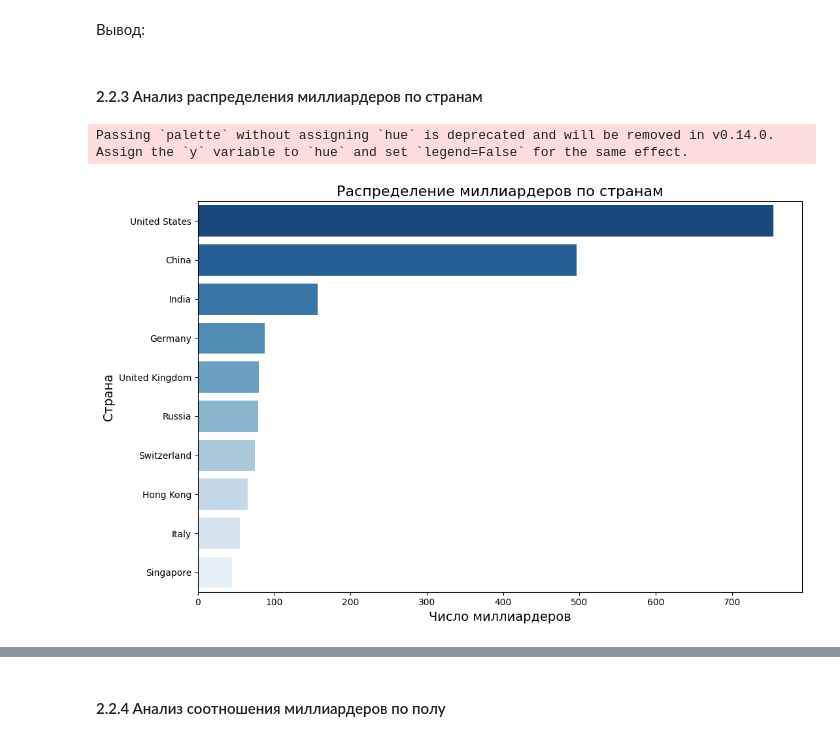
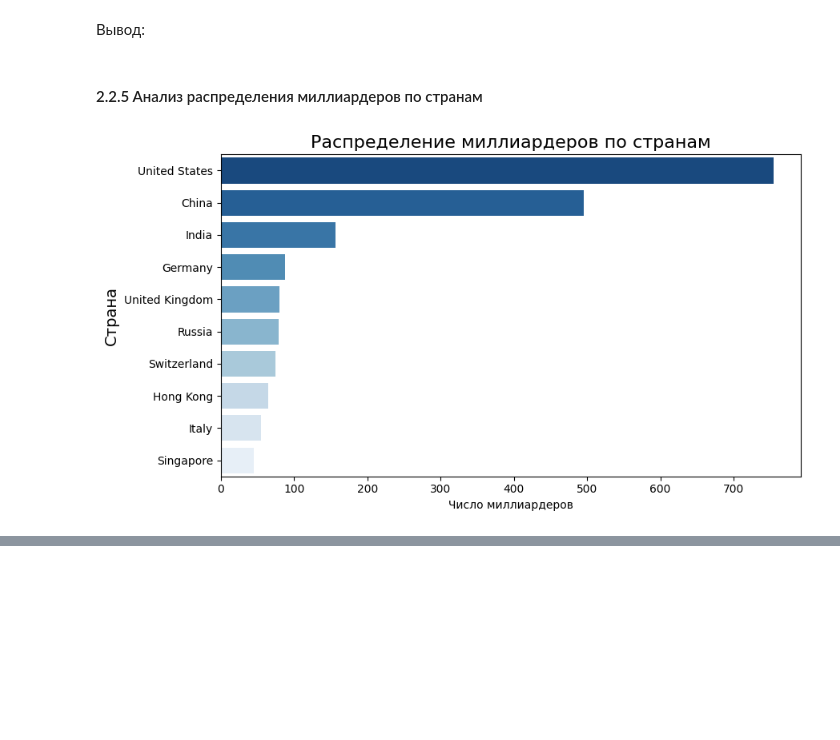
Before and after one commit to YanaStekolshchikova/StatPrak25, a Jupyter notebook: Untitled5.ipynb, the cells around one changed output, grey strips where cells are left out. Drawn from its saved outputs; the diff is of its cells as text; code cells hidden in the pictures; blank space fills up the shorter version.

```diff
--- a/Untitled5.ipynb
+++ b/Untitled5.ipynb
@@ -66,0 +77,20 @@ data = data.dropna(subset=['birthYear']) #удалили строки с про
+# %%
+# функция для очистки и преобразования столбца с денежными значениями из строк в числа для столбца gdp_country
+def clean_currency_column(column):
+    col = column.astype(str).str.replace('[\$,]', '', regex=True)
+    return pd.to_numeric(col, errors='coerce')
+
+data['gdp_country'] = clean_currency_column(data['gdp_country'])
+#какие признаки берем
+num_cols = ['finalWorth', 'age', 'gdp_country',
+            'life_expectancy_country', 'total_tax_rate_country', 'population_country']
+
+# корреляционная матрица
+corr = data[num_cols].corr()
+
+plt.figure(figsize=(8,6))
+sns.heatmap(corr, annot=True, cmap='Blues', fmt='.2f')
+plt.xticks(rotation=45, ha='right')
+plt.title('Корреляция между признаками')
+plt.tight_layout()
+plt.show()
@@ -165,28 +197,30 @@ plt.show()
 # %% [markdown]
 Вывод:
 # %% [markdown]
-#### 2.2.3 Aнализ распределения миллиардеров по странам
+#### 2.2.5 Aнализ распределения миллиардеров по странам
 # %%
+#распределение миллиардеров по странам
+#P.S. карта не отображается на гитхабе, есть в презентации и в ноутбуке
 country_counts = data['country'].value_counts().reset_index()
 country_counts.columns = ['country', 'num_billionaires']
 
-plt.figure(figsize=(11,7))
-sns.barplot( data=country_counts.head(10), y='country', x='num_billionaires', palette="Blues_r")
+# диаграмма
+plt.figure(figsize=(9,5))
+sns.barplot(data=country_counts.head(10), y='country', x='num_billionaires',
+            palette="Blues_r", hue='country', legend=False)
 plt.title('Распределение миллиардеров по странам', fontsize=16)
-plt.xlabel('Число миллиардеров', fontsize=14)
+plt.xlabel('Число миллиардеров', fontsize=10)
 plt.ylabel('Страна', fontsize=14)
 plt.tight_layout()
 plt.show()
 
+# страны на карте
 color = ['#b4d3ec', '#89bae0', '#5ea2d6', '#2a7dc5', '#12406a']
 fig = px.choropleth(country_counts, locations='country',locationmode='country names',
-    color='num_billionaires',color_continuous_scale=color)
-fig.update_layout(margin={'r':0,'t':50,'l':0,'b':0},
-    coloraxis_colorbar=dict(title='Количество миллиардеров'))
+                   color='num_billionaires', color_continuous_scale=color, width=900, height=500)
+
+fig.update_layout(coloraxis_colorbar=dict(title='Количество<br>миллиардеров'))
 fig.show()
 # %% [output]
-Passing `palette` without assigning `hue` is deprecated and will be removed in v0.14.0. Assign the `y` variable to `hue` and set `legend=False` for the same effect.
-[figure, old version]
+[figure, new version]
 [interactive output not drawn]
-# %% [markdown]
-#### 2.2.4 Aнализ соотношения миллиардеров по полу
```
Also changed, not shown: parts of 11 cells of this notebook.
